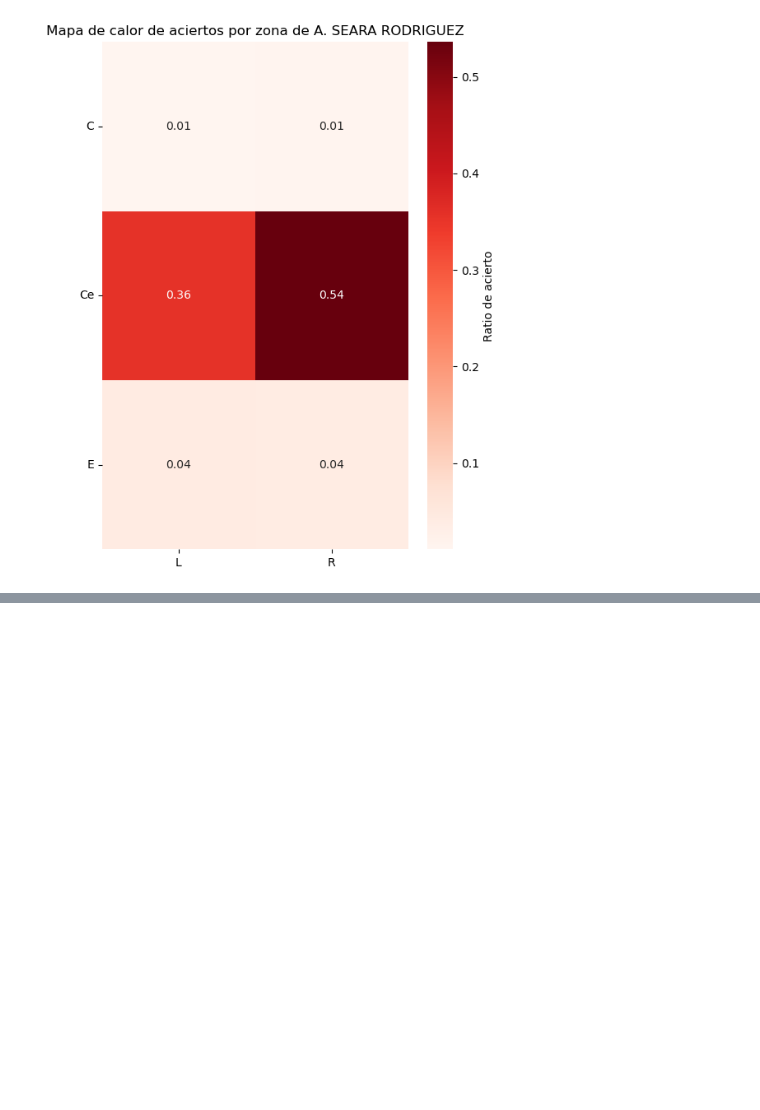
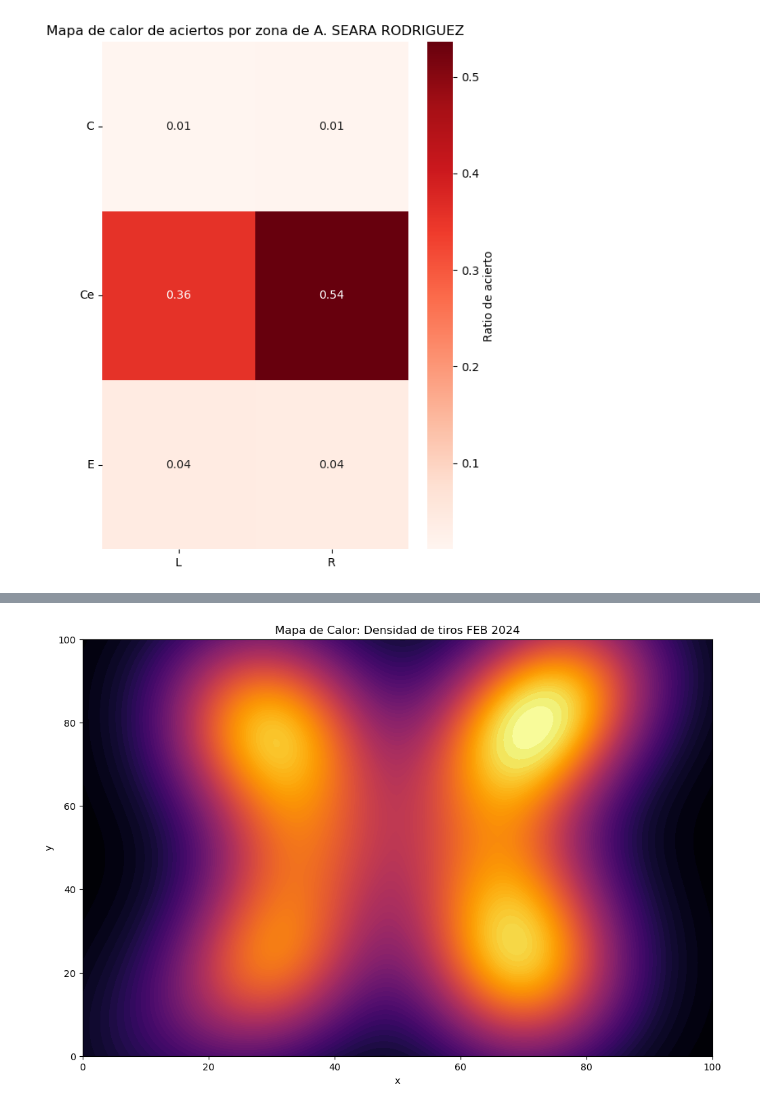
Before and after one commit to JoseGomez23/feb_jose_alvaro, a Jupyter notebook: feb_jose_alvaro.ipynb, the cells around one changed output, grey strips where cells are left out. Saved outputs shown, nothing was run; the diff lists cells and outputs as text; code cells hidden in the pictures; blank space fills up the shorter version.

```diff
--- a/feb_jose_alvaro.ipynb
+++ b/feb_jose_alvaro.ipynb
@@ -449,0 +523,4 @@ plt.show()
+# %%
+namec2 = "F. POMARES ABREU"
+player_shots_heatmap = df_shots[df_shots['player_name'] == namec2]
+player_shots_heatmap.head(100)
@@ -449,0 +545,21 @@ plt.show()
+# %%
+
+plt.figure(figsize=(12, 8))
+
+# Creamos el mapa de densidad
+# cmap="hot" o "inferno" dan ese aspecto de "fuego"
+sns.kdeplot(
+    data=player_shots_heatmap,
+    x='x', y='y',
+    fill=True,
+    thresh=0,
+    levels=100,
+    cmap="inferno"
+)
+
+plt.title("Mapa de Calor: Densidad de tiros FEB 2024")
+plt.xlim(0, 100) # Ajusta según tu escala (0-100 o metros)
+plt.ylim(0, 100)
+plt.show()
+# %% [output]
+[figure, added]
```
Also changed, not shown: parts of 19 cells of this notebook.
